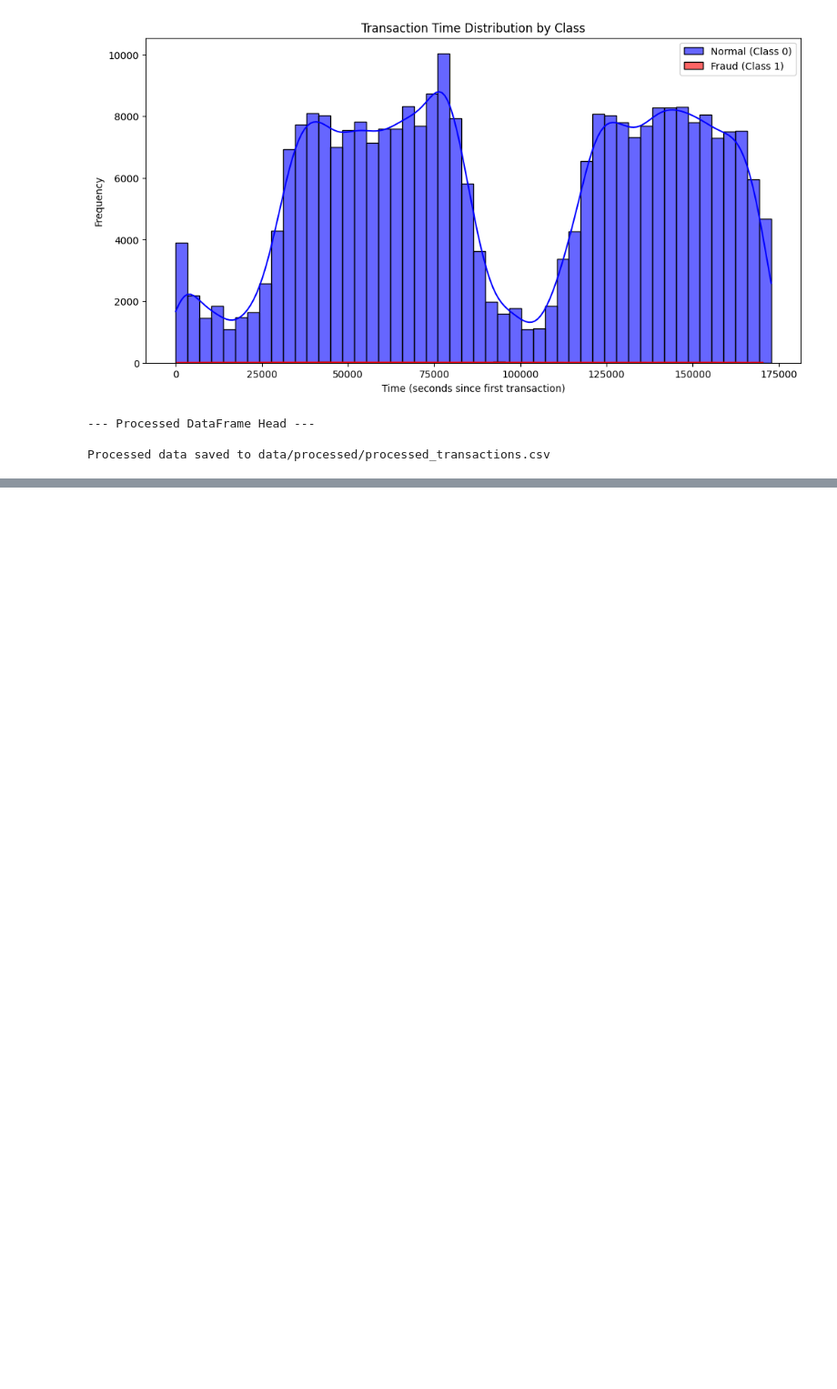
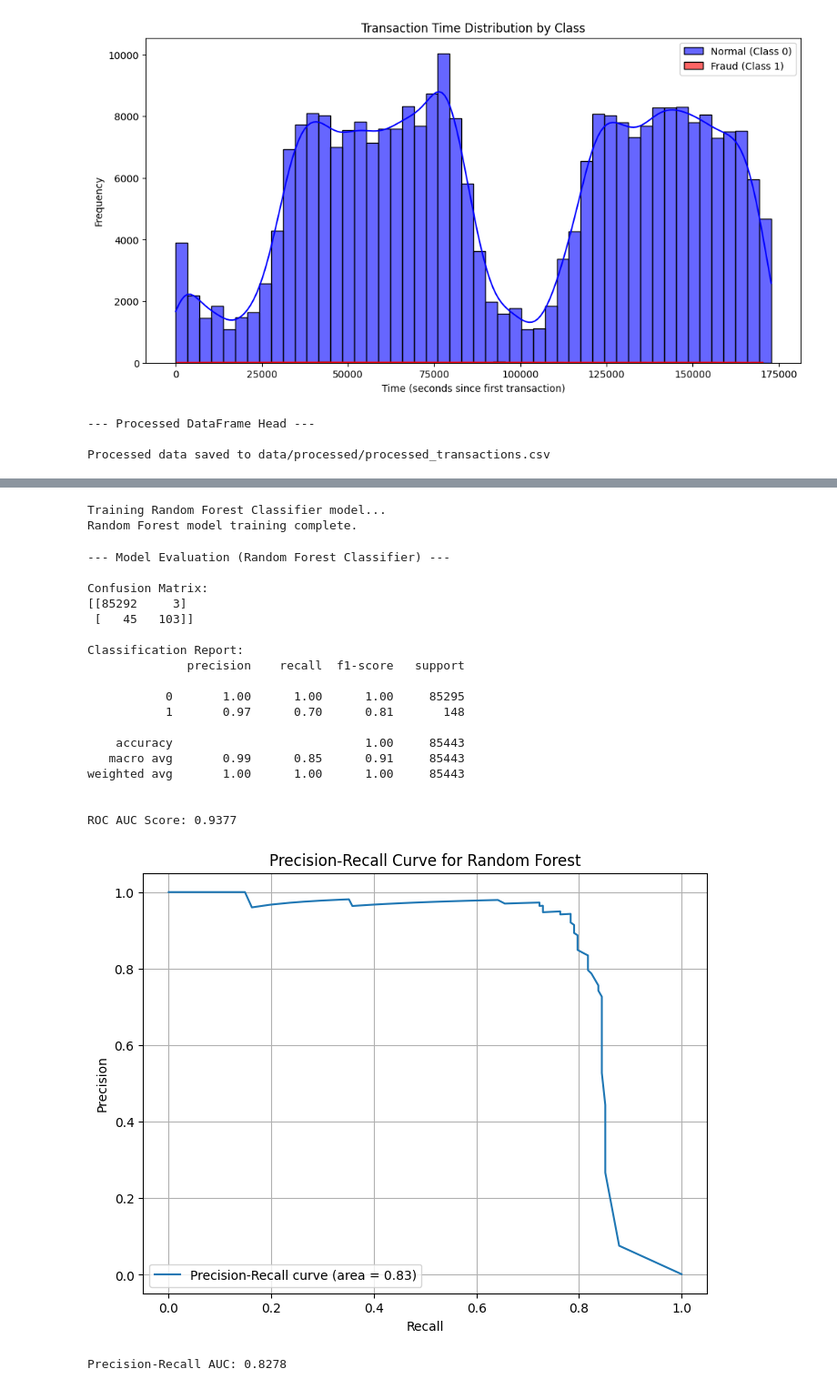
Before and after one commit to NRicky25/anomaly-detector, a Jupyter notebook: notebooks/model_training_v1.ipynb, the cells around one changed output, grey strips where cells are left out. Shown: that part at 91% size. Saved outputs shown, nothing was run; the diff lists cells and outputs as text; code cells hidden in the pictures; blank space fills up the shorter version.

```diff
--- a/notebooks/model_training_v1.ipynb
+++ b/notebooks/model_training_v1.ipynb
@@ -137,0 +336,69 @@ Processed data saved to data/processed/processed_transactions.csv
+# %%
+# Cell for Random Forest training
+from sklearn.ensemble import RandomForestClassifier
+
+print("Training Random Forest Classifier model...")
+# Initialize and train the Random Forest model
+# n_estimators: number of trees in the forest
+# class_weight='balanced' to handle imbalance, similar to Logistic Regression
+# random_state for reproducibility
+model_rf = RandomForestClassifier(n_estimators=100, random_state=42, class_weight='balanced', n_jobs=-1)
+model_rf.fit(X_train, y_train)
+print("Random Forest model training complete.")
+# %% [output]
+Training Random Forest Classifier model...
+Random Forest model training complete.
+# %%
+# Cell for Random Forest evaluation
+y_pred_rf = model_rf.predict(X_test)
+y_prob_rf = model_rf.predict_proba(X_test)[:, 1] # Probabilities for the positive class (fraud)
+
+print("\n--- Model Evaluation (Random Forest Classifier) ---")
+
+# Confusion Matrix
+print("\nConfusion Matrix:")
+print(confusion_matrix(y_test, y_pred_rf))
+
+# Classification Report (Precision, Recall, F1-score)
+print("\nClassification Report:")
+print(classification_report(y_test, y_pred_rf))
+
+# ROC AUC Score
+roc_auc_rf = roc_auc_score(y_test, y_prob_rf)
+print(f"\nROC AUC Score: {roc_auc_rf:.4f}")
+
+# Precision-Recall Curve (Plot)
+precision_rf, recall_rf, _ = precision_recall_curve(y_test, y_prob_rf)
+pr_auc_rf = auc(recall_rf, precision_rf)
+
+plt.figure(figsize=(8, 6))
+plt.plot(recall_rf, precision_rf, label=f'Precision-Recall curve (area = {pr_auc_rf:.2f})')
+plt.xlabel('Recall')
+plt.ylabel('Precision')
+plt.title('Precision-Recall Curve for Random Forest')
+plt.legend(loc='lower left')
+plt.grid(True)
+plt.show()
+
+print(f"\nPrecision-Recall AUC: {pr_auc_rf:.4f}")
+# %% [output]
+--- Model Evaluation (Random Forest Classifier) ---
+
+Confusion Matrix:
+[[85292     3]
+ [   45   103]]
+
+Classification Report:
+              precision    recall  f1-score   support
+
+           0       1.00      1.00      1.00     85295
+           1       0.97      0.70      0.81       148
+
+    accuracy                           1.00     85443
+   macro avg       0.99      0.85      0.91     85443
+weighted avg       1.00      1.00      1.00     85443
+
+
+ROC AUC Score: 0.9377
+[figure, added]
+Precision-Recall AUC: 0.8278
```
Also changed, not shown: parts of 10 cells of this notebook.
